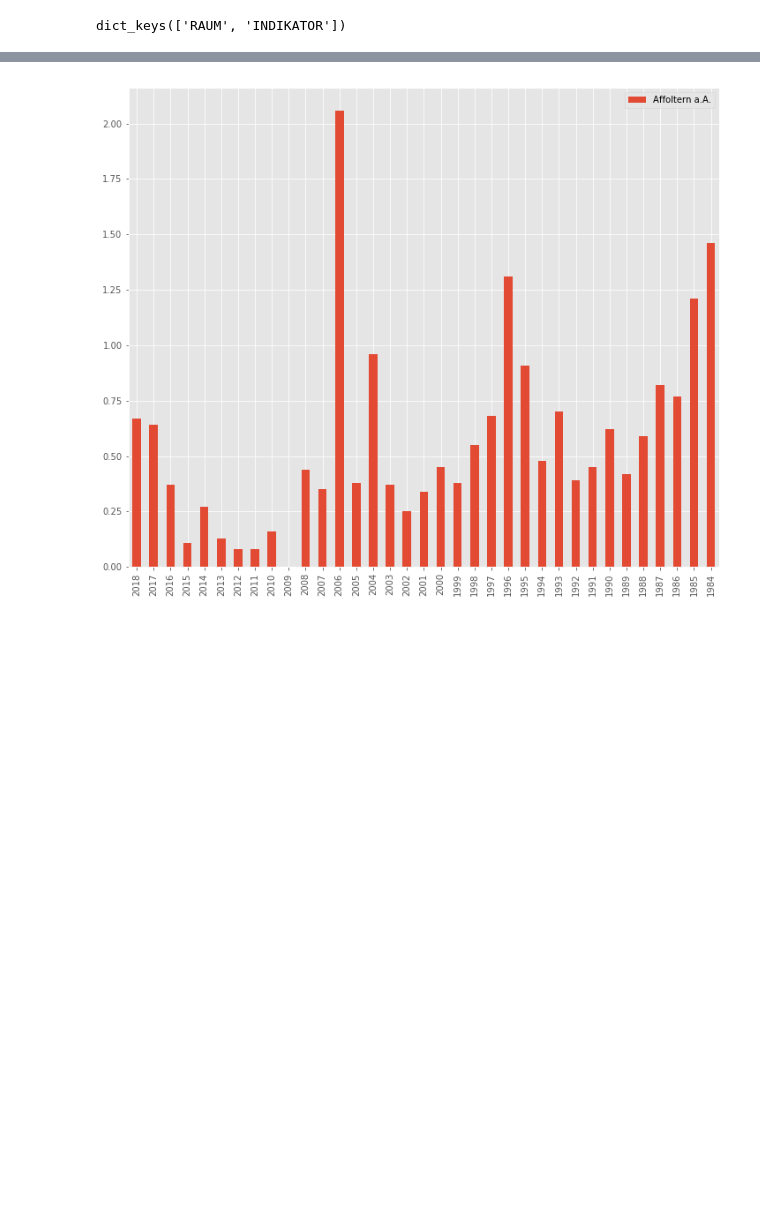
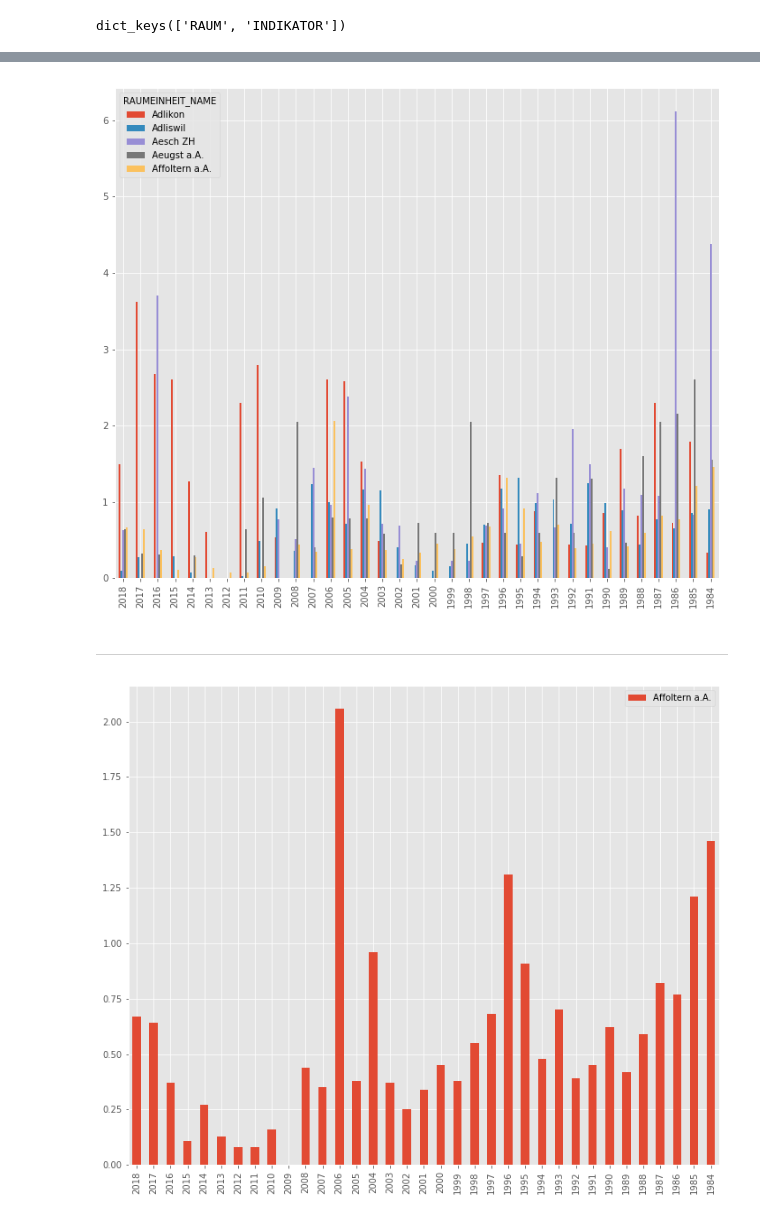
Before and after one commit to jartsavor/wikidata_canton_zurich, a Jupyter notebook: challenge_notebook_jeremy.ipynb, the cells around one changed output, grey strips where cells are left out. Saved outputs shown, nothing was run; the diff lists cells and outputs as text; code cells hidden in the pictures; blank space fills up the shorter version.

```diff
--- a/challenge_notebook_jeremy.ipynb
+++ b/challenge_notebook_jeremy.ipynb
@@ -24,4 +34,13 @@ raum_df = pd.io.json.json_normalize(raum_json)
 raum_df.columns = list(map(lambda x: x.replace('ALLE_WERTE.', '_'),raum_df.columns))
 # %%
 raum_dates = raum_df.drop(['BFS', 'DATEN_VORHANDEN', 'ALLE_JAHRE', 'RAUMEINHEIT_ID', 'RAUMEINHEIT_NAME'], axis=1).astype(float)
+raum_dates.columns = raum_df.ALLE_JAHRE[0]
+raum_dates.index = raum_df.RAUMEINHEIT_NAME
+# %%
+raum_dates.head().T.plot.bar()
+None
+# %% [output]
+[figure, added]
+# %% [markdown]
+---
 # %%
```
Also changed, not shown: parts of 6 cells of this notebook.
